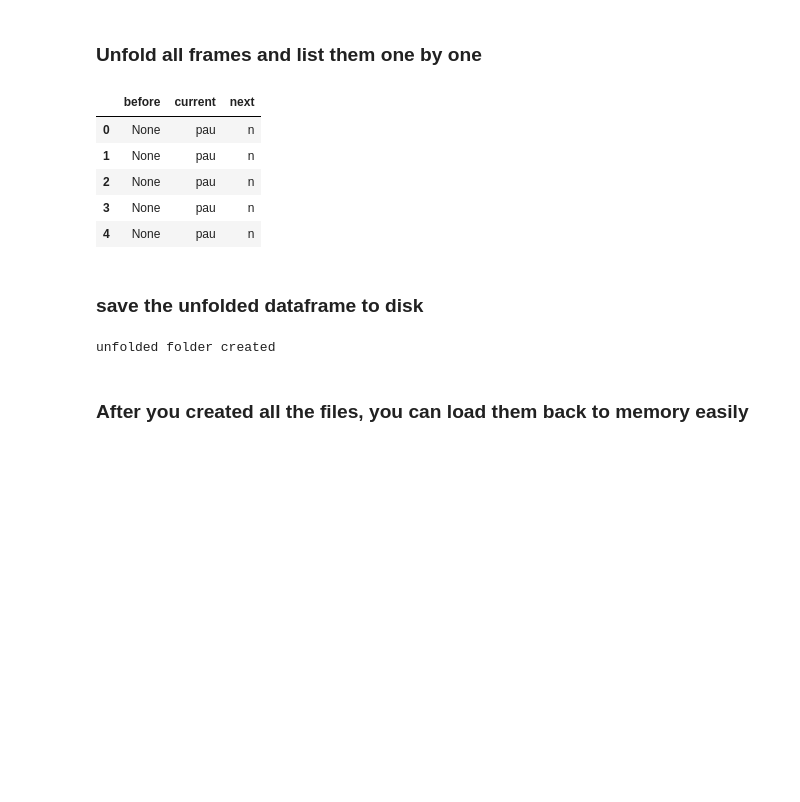
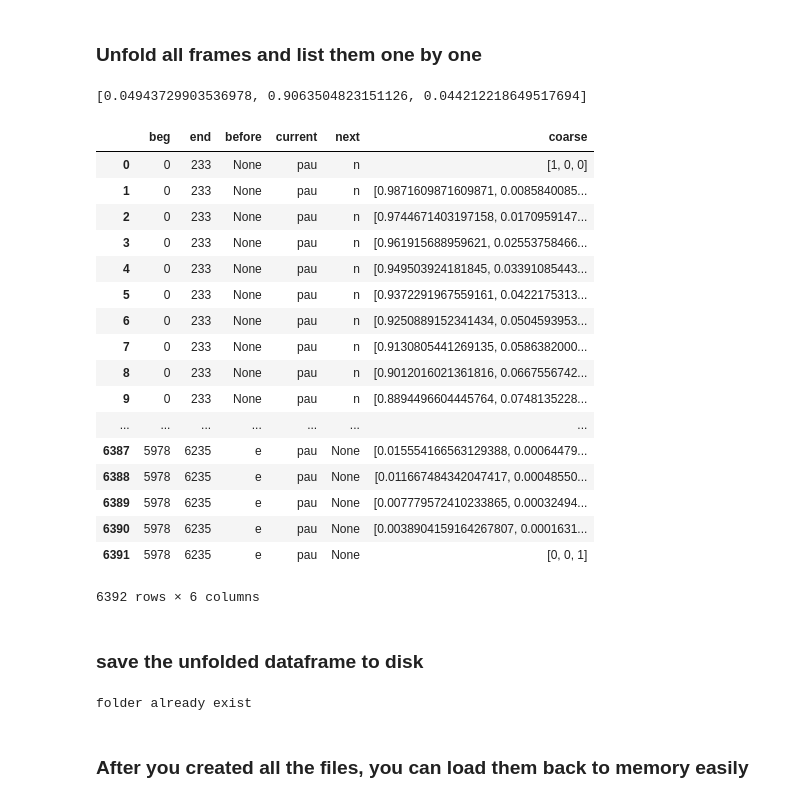
Before and after one commit to Fdevmsy/HTS_Preprocessing, a Jupyter notebook: data_processing.ipynb, the cells around one changed output. Saved outputs shown, nothing was run; the diff lists cells and outputs as text; code cells hidden in the pictures; blank space fills up the shorter version.

Commit message:
add coarse encoding

```diff
--- a/data_processing.ipynb
+++ b/data_processing.ipynb
@@ -111,15 +109,17 @@ for dataset in df_list:
     current_ = dataset.iloc[index]['current']
     before_ = dataset.iloc[index]['before']
     next_ = dataset.iloc[index]['next']
+    corase_encoding_vectors = corase_encoding(index, beg_, end_)
+#     print(corase_encoding_vectors)
     if index == 0:
-      unfold_list.append(['None', current_, next_])
+      unfold_list.append([beg_, end_, 'None', current_, next_, corase_encoding(beg_, beg_, end_)])
     else:
-      unfold_list.append([before_, current_, next_])
+      unfold_list.append([beg_, end_, before_, current_, next_, corase_encoding(beg_, beg_, end_)])
     for i in range(beg_+1, end_):
-      unfold_list.append([before_, current_, next_])
+      unfold_list.append([beg_, end_, before_, current_, next_, corase_encoding(i, beg_, end_)])
     if index == (dataset.shape[0] -1):
-      unfold_list.append([before_, current_, 'None'])
+      unfold_list.append([beg_, end_, before_, current_, 'None', corase_encoding(end_, beg_, end_)])
     else:
-      unfold_list.append([before_, current_, next_])
-  unfold_df = pd.DataFrame(unfold_list, columns=['before', 'current', 'next'])
+      unfold_list.append([beg_, end_, before_, current_, next_, corase_encoding(end_, beg_, end_)])
+  unfold_df = pd.DataFrame(unfold_list, columns=['beg', 'end', 'before', 'current', 'next', 'coarse'])
   unfolded_df_list.append(unfold_df)
@@ -126,14 +143,34 @@ for dataset in df_list:
+# %%
+## see how corase_encoding works.
+## Input: current position, beg of this phoneme, end of this phoneme
+## Output: the probability of the current frame's position in the [begining, middle, end] of the current phoneme
+print(corase_encoding(110, 0, 233))
+## This function has been built in the feature generation process itself so you don't need to worry about it.
+# %% [output]
+[0.04943729903536978, 0.9063504823151126, 0.044212218649517694]
 # %%
 ## now unfolded_df_list is a list contains 31 dataframe,
 ## one example would be like this, the index at the front means frame id
-unfolded_df_list[0].head()
+unfolded_df_list[0]
 # %% [output]
-|  | before | current | next |
-| 0 | None | pau | n |
-| 1 | None | pau | n |
-| 2 | None | pau | n |
-| 3 | None | pau | n |
-| 4 | None | pau | n |
+|  | beg | end | before | current | next | coarse |
+| 0 | 0 | 233 | None | pau | n | [1, 0, 0] |
+| 1 | 0 | 233 | None | pau | n | [0.9871609871609871, 0.0085840085... |
+| 2 | 0 | 233 | None | pau | n | [0.9744671403197158, 0.0170959147... |
+| 3 | 0 | 233 | None | pau | n | [0.961915688959621, 0.02553758466... |
+| 4 | 0 | 233 | None | pau | n | [0.949503924181845, 0.03391085443... |
+| 5 | 0 | 233 | None | pau | n | [0.9372291967559161, 0.0422175313... |
+| 6 | 0 | 233 | None | pau | n | [0.9250889152341434, 0.0504593953... |
+| 7 | 0 | 233 | None | pau | n | [0.9130805441269135, 0.0586382000... |
+| 8 | 0 | 233 | None | pau | n | [0.9012016021361816, 0.0667556742... |
+| 9 | 0 | 233 | None | pau | n | [0.8894496604445764, 0.0748135228... |
+| ... | ... | ... | ... | ... | ... | ... |
+| 6387 | 5978 | 6235 | e | pau | None | [0.015554166563129388, 0.00064479... |
+| 6388 | 5978 | 6235 | e | pau | None | [0.011667484342047417, 0.00048550... |
+| 6389 | 5978 | 6235 | e | pau | None | [0.007779572410233865, 0.00032494... |
+| 6390 | 5978 | 6235 | e | pau | None | [0.0038904159164267807, 0.0001631... |
+| 6391 | 5978 | 6235 | e | pau | None | [0, 0, 1] |
+6392 rows × 6 columns
 # %% [markdown]
 ### save the unfolded dataframe to disk
 # %%
@@ -148,7 +185,7 @@ except:
 for i in range(len(csvList)):
   unfolded_df_list[i].to_csv(label_path + 'csv/unfolded/'+ csvList[i].split('/')[-1], sep='\t', index=False)
 # %% [output]
-unfolded folder created
+folder already exist
 # %% [markdown]
 ### After you created all the files, you can load them back to memory easily
 # %% [markdown]
```
Also changed, not shown: parts of 3 cells of this notebook.
